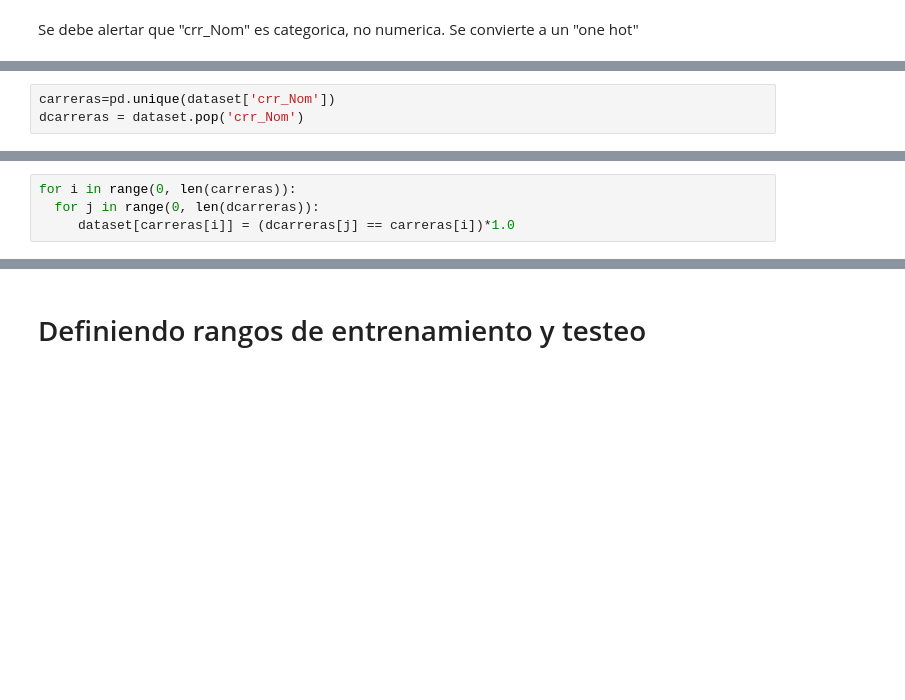
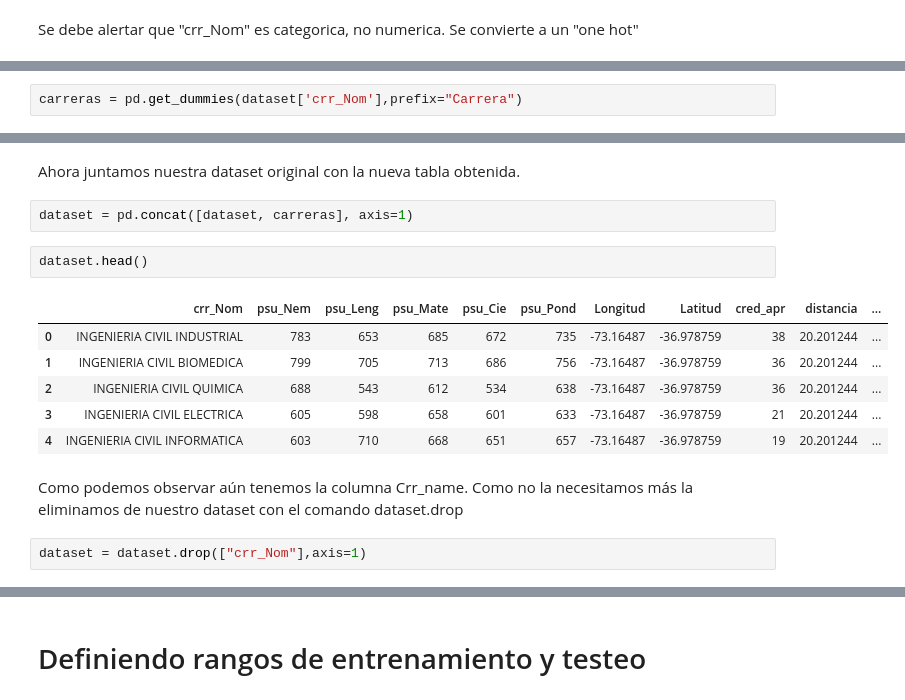
Before and after one commit to hecaguayo/MLFI-UdeC, a Jupyter notebook: Tarea_1_MLBI.ipynb, the cells around one changed output, grey strips where cells are left out. Drawn from its saved outputs; the diff is of its cells as text; blank space fills up the shorter version.

```diff
--- a/Tarea_1_MLBI.ipynb
+++ b/Tarea_1_MLBI.ipynb
@@ -69,3 +69,2 @@ Cambiando las carrearas a filas one hot
 # %%
-carreras=pd.unique(dataset['crr_Nom'])
-dcarreras = dataset.pop('crr_Nom')
+carreras = pd.get_dummies(dataset['crr_Nom'],prefix="Carrera")
@@ -95,4 +70,0 @@ Name: crr_Nom, Length: 7866, dtype: object
-# %%
-for i in range(0, len(carreras)):
-  for j in range(0, len(dcarreras)):
-     dataset[carreras[i]] = (dcarreras[j] == carreras[i])*1.0
@@ -98,0 +82,17 @@ for i in range(0, len(carreras)):
+# %% [markdown]
+Ahora juntamos nuestra dataset original con la nueva tabla obtenida.
+# %%
+dataset = pd.concat([dataset, carreras], axis=1)
+# %%
+dataset.head()
+# %% [output]
+|  | crr_Nom | psu_Nem | psu_Leng | psu_Mate | psu_Cie | psu_Pond | Longitud | Latitud | cred_apr | distancia | ... |
+| 0 | INGENIERIA CIVIL INDUSTRIAL | 783 | 653 | 685 | 672 | 735 | -73.16487 | -36.978759 | 38 | 20.201244 | ... |
+| 1 | INGENIERIA CIVIL BIOMEDICA | 799 | 705 | 713 | 686 | 756 | -73.16487 | -36.978759 | 36 | 20.201244 | ... |
+| 2 | INGENIERIA CIVIL QUIMICA | 688 | 543 | 612 | 534 | 638 | -73.16487 | -36.978759 | 36 | 20.201244 | ... |
+| 3 | INGENIERIA CIVIL ELECTRICA | 605 | 598 | 658 | 601 | 633 | -73.16487 | -36.978759 | 21 | 20.201244 | ... |
+| 4 | INGENIERIA CIVIL INFORMATICA | 603 | 710 | 668 | 651 | 657 | -73.16487 | -36.978759 | 19 | 20.201244 | ... |
+# %% [markdown]
+Como podemos observar aún tenemos la columna Crr_name. Como no la necesitamos más la eliminamos de nuestro dataset con el comando dataset.drop
+# %%
+dataset = dataset.drop(["crr_Nom"],axis=1)
```
Also changed, not shown: parts of 16 cells of this notebook.
